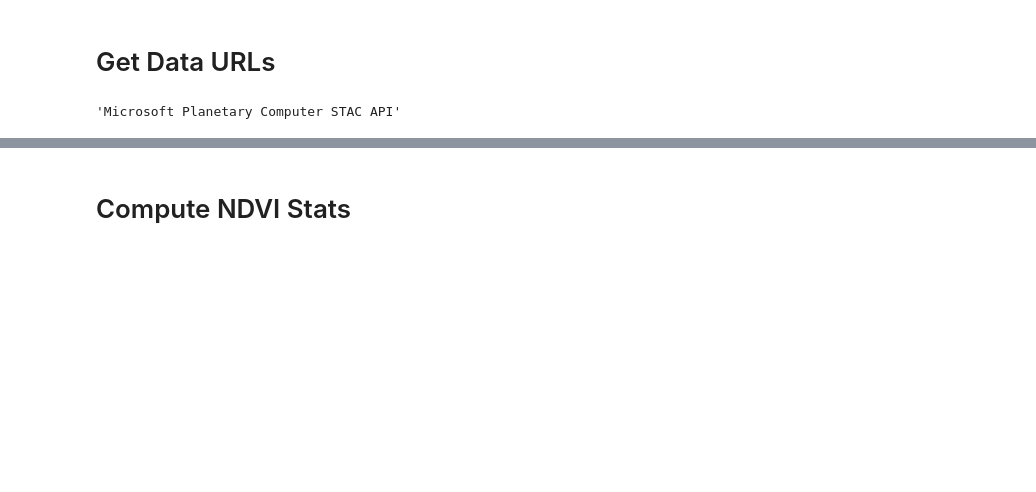
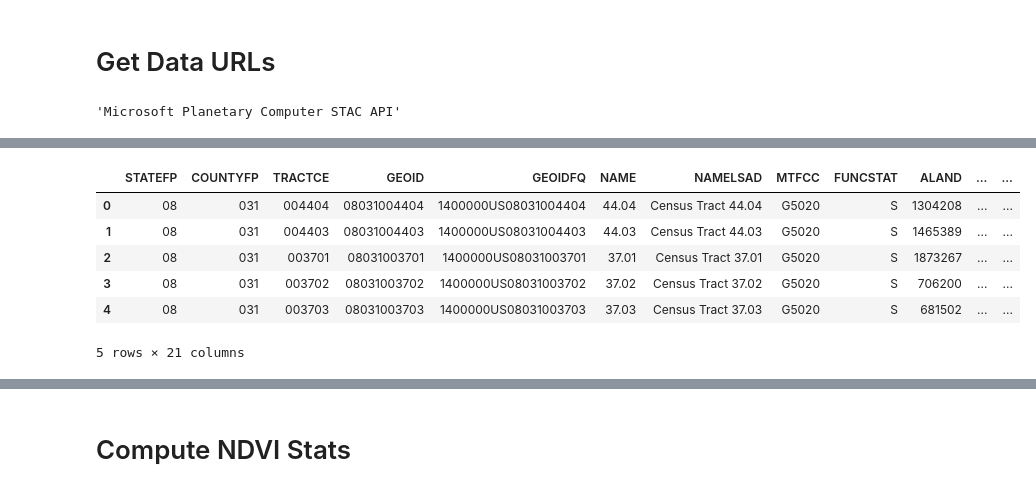
Before and after one commit to brglea/urban_greenspace_denver, a Jupyter notebook: Notebooks/03_NAIP_wrangle.ipynb, the cells around one changed output, grey strips where cells are left out. Cells and saved outputs as stored; diff of their text form; code cells hidden in the pictures; blank space fills up the shorter version.

```diff
--- a/Notebooks/03_NAIP_wrangle.ipynb
+++ b/Notebooks/03_NAIP_wrangle.ipynb
@@ -155,0 +155,12 @@ No census tracts downloaded so far
+# %%
+# See dropped_joined_den_tracts because the merge
+# below didn't work because of an index error
+dropped_joined_den_tracts_gdf.head()
+# %% [output]
+|  | STATEFP | COUNTYFP | TRACTCE | GEOID | GEOIDFQ | NAME | NAMELSAD | MTFCC | FUNCSTAT | ALAND | ... | ... |
+| 0 | 08 | 031 | 004404 | 08031004404 | 1400000US08031004404 | 44.04 | Census Tract 44.04 | G5020 | S | 1304208 | ... | ... |
+| 1 | 08 | 031 | 004403 | 08031004403 | 1400000US08031004403 | 44.03 | Census Tract 44.03 | G5020 | S | 1465389 | ... | ... |
+| 2 | 08 | 031 | 003701 | 08031003701 | 1400000US08031003701 | 37.01 | Census Tract 37.01 | G5020 | S | 1873267 | ... | ... |
+| 3 | 08 | 031 | 003702 | 08031003702 | 1400000US08031003702 | 37.02 | Census Tract 37.02 | G5020 | S | 706200 | ... | ... |
+| 4 | 08 | 031 | 003703 | 08031003703 | 1400000US08031003703 | 37.03 | Census Tract 37.03 | G5020 | S | 681502 | ... | ... |
+5 rows × 21 columns
```
Also changed, not shown: parts of 11 cells of this notebook, 6 other files.
